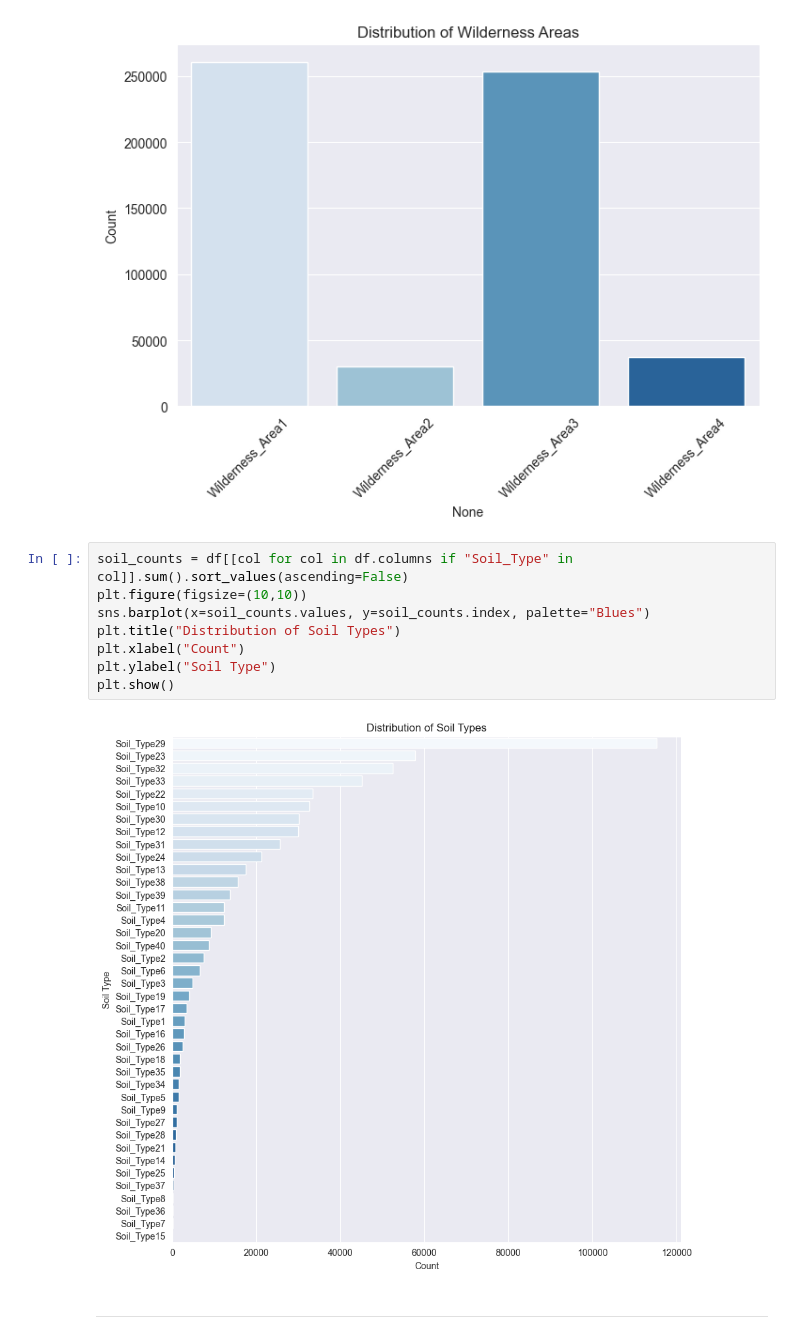
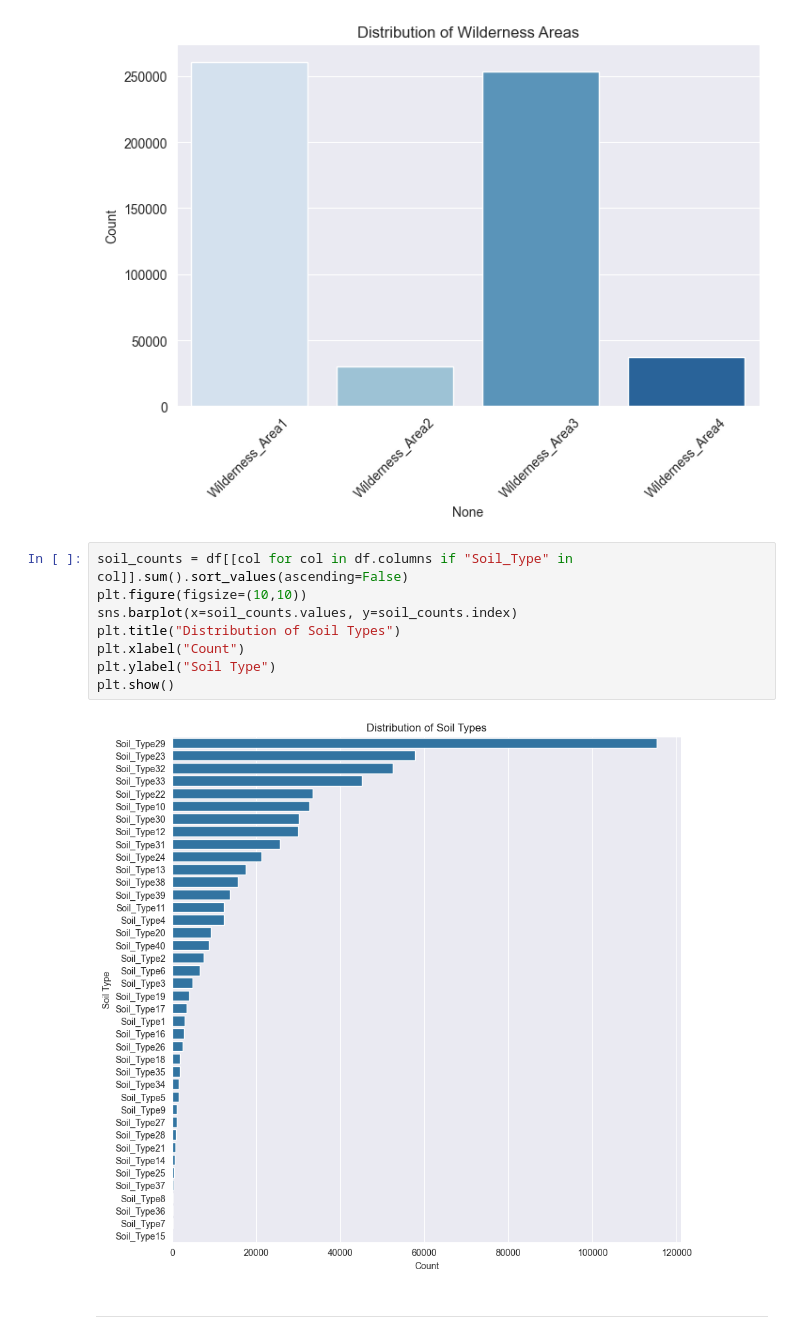
Before and after one commit to AbdelrahmanMostafa33/Forest-Cover-Type-Classification, a Jupyter notebook: notebooks/Forest_Cover_Type_Classification.ipynb, the cells around one changed output. Cells and saved outputs as stored; diff of their text form.

```diff
--- a/notebooks/Forest_Cover_Type_Classification.ipynb
+++ b/notebooks/Forest_Cover_Type_Classification.ipynb
@@ -197,13 +198,13 @@ plt.show()
 # %%
 soil_counts = df[[col for col in df.columns if "Soil_Type" in col]].sum().sort_values(ascending=False)
 plt.figure(figsize=(10,10))
-sns.barplot(x=soil_counts.values, y=soil_counts.index, palette="Blues")
+sns.barplot(x=soil_counts.values, y=soil_counts.index)
 plt.title("Distribution of Soil Types")
 plt.xlabel("Count")
 plt.ylabel("Soil Type")
 plt.show()
 # %% [output]
-[figure, old version]
+[figure, new version]
 # %% [markdown]
 ---
 # %% [markdown]
```
Also changed, not shown: parts of 15 cells of this notebook.
